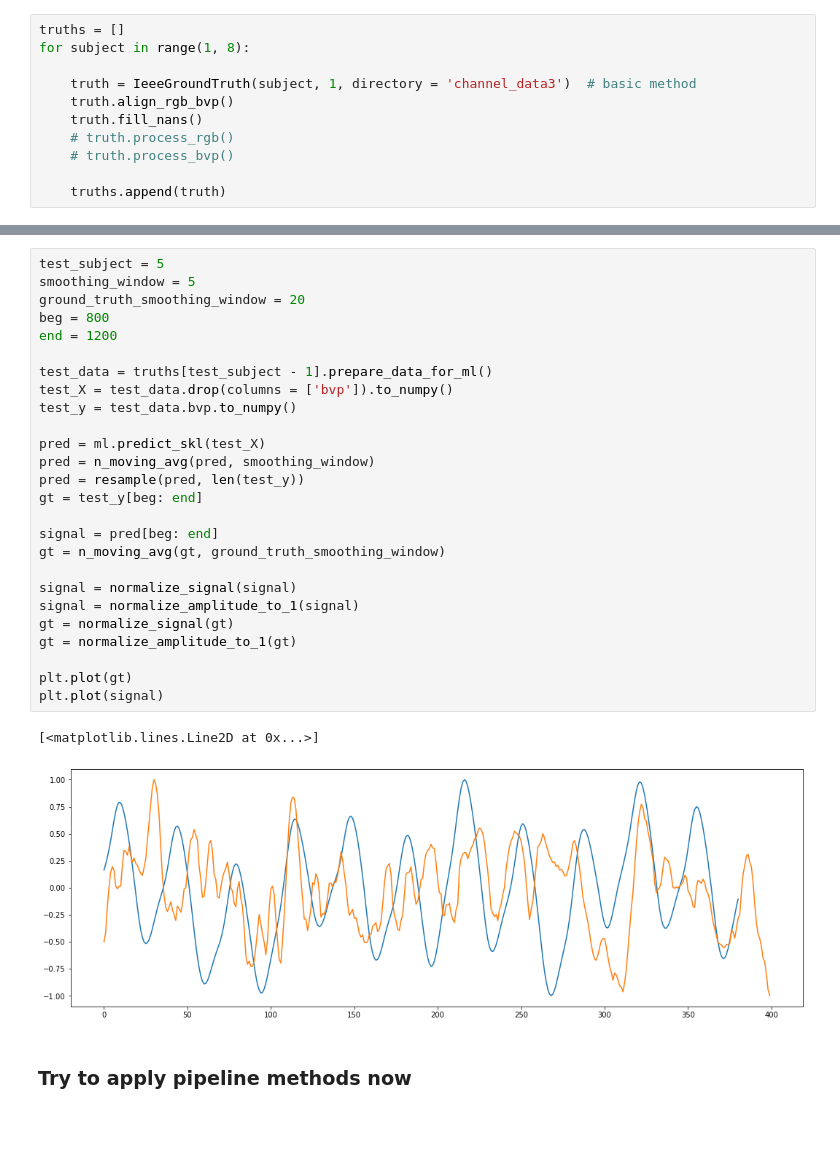
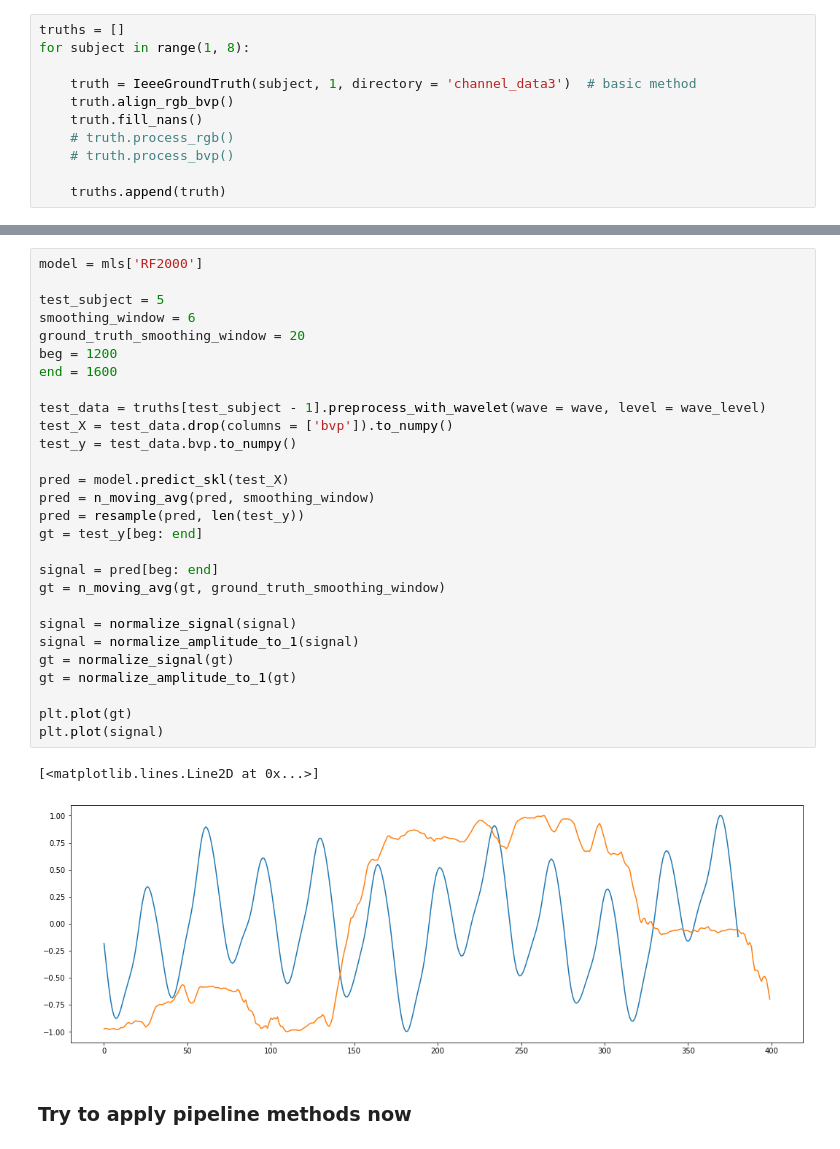
Before and after one commit to arnavpon/pydroid, a Jupyter notebook: example/android/app/src/main/python/pipeline-dev/pipeline-v1/ml.v2.ipynb, the cells around one changed output, grey strips where cells are left out. Saved outputs shown, nothing was run; the diff lists cells and outputs as text.

Commit message:
checkpoint: going forward with random forest over xgboost; model does better as I increase number of trees, but not by a ton; I'll keep it lower for now for speed

```diff
--- a/example/android/app/src/main/python/pipeline-dev/pipeline-v1/ml.v2.ipynb
+++ b/example/android/app/src/main/python/pipeline-dev/pipeline-v1/ml.v2.ipynb
@@ -167,32 +226,34 @@ Feature importances:   feature  importance
 # %%
+model = mls['RF2000']
+
 test_subject = 5
-smoothing_window = 5
+smoothing_window = 6
 ground_truth_smoothing_window = 20
-beg = 800
-end = 1200
+beg = 1200
+end = 1600
 
-test_data = truths[test_subject - 1].prepare_data_for_ml()
+test_data = truths[test_subject - 1].preprocess_with_wavelet(wave = wave, level = wave_level)
 test_X = test_data.drop(columns = ['bvp']).to_numpy()
 test_y = test_data.bvp.to_numpy()
 
-pred = ml.predict_skl(test_X)
+pred = model.predict_skl(test_X)
 pred = n_moving_avg(pred, smoothing_window)
 pred = resample(pred, len(test_y))
 gt = test_y[beg: end]
 
 signal = pred[beg: end]
 gt = n_moving_avg(gt, ground_truth_smoothing_window)
 
 signal = normalize_signal(signal)
 signal = normalize_amplitude_to_1(signal)
 gt = normalize_signal(gt)
 gt = normalize_amplitude_to_1(gt)
 
 plt.plot(gt)
 plt.plot(signal)
 # %% [output]
 [<matplotlib.lines.Line2D at 0x...>]
-[figure, old version]
+[figure, new version]
 # %% [markdown]
 ### Try to apply pipeline methods now
 # %%
```
Also changed, not shown: parts of 8 cells of this notebook, 2 other files.
